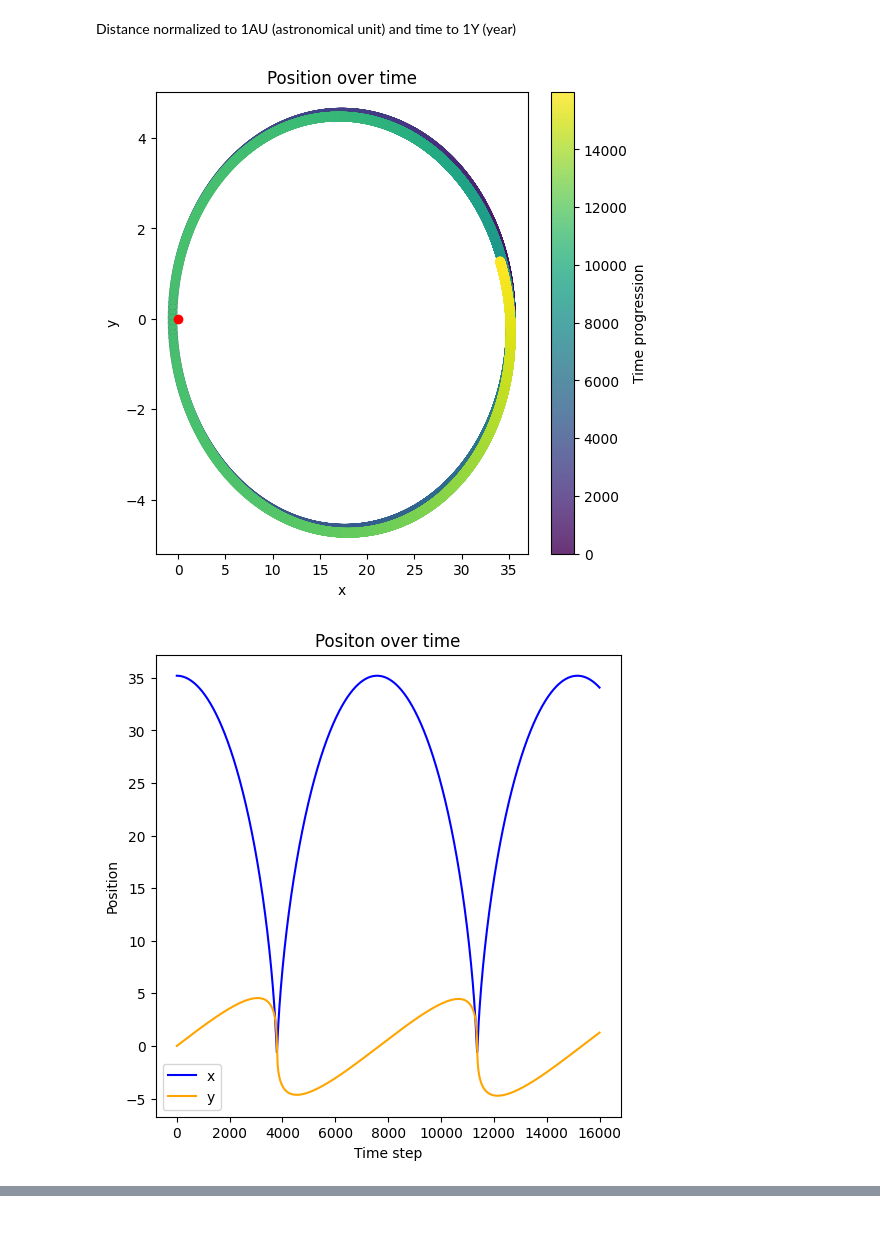
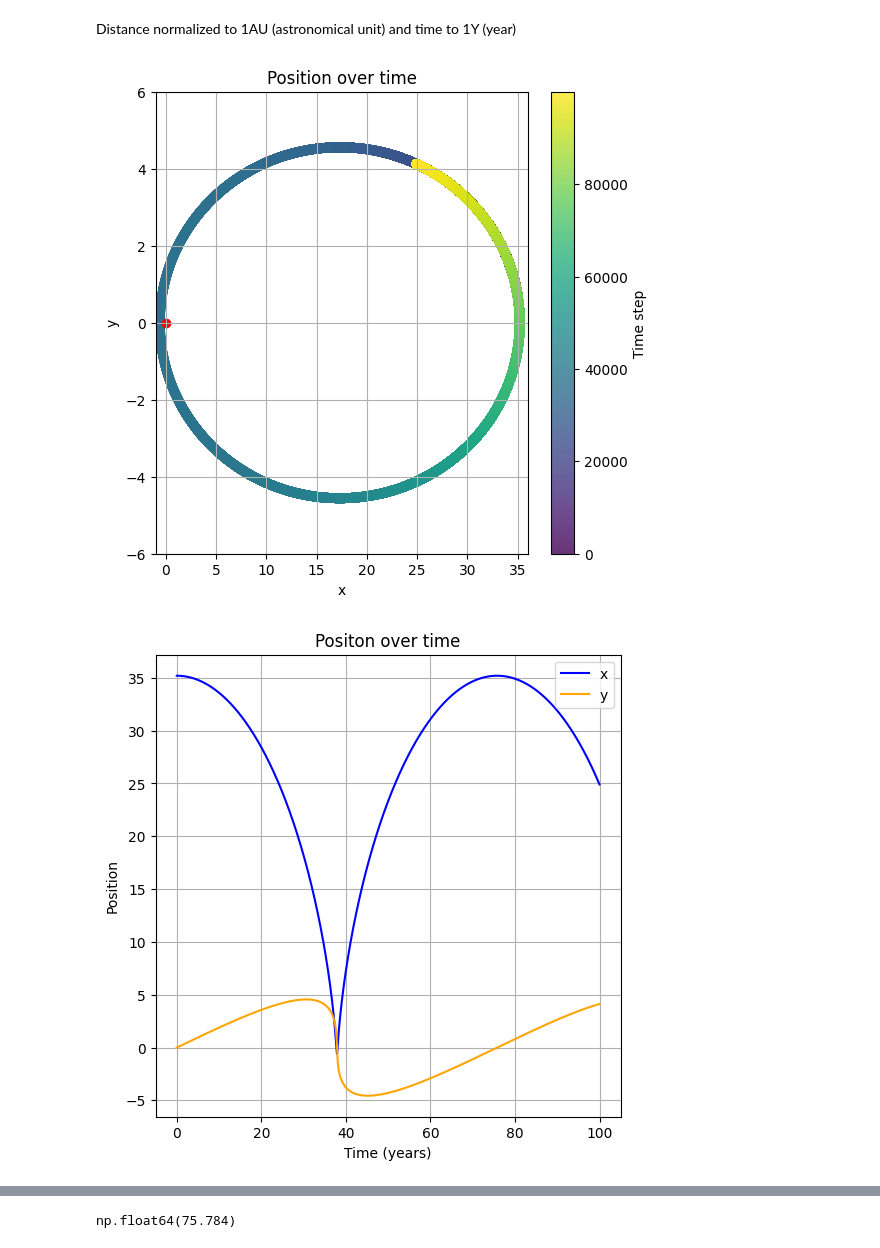
Before and after one commit to vascocbf/Molecular-Dynamics-Simulations, a Jupyter notebook: Exercises/Halleys_Comet_131.ipynb, the cells around one changed output, grey strips where cells are left out. Saved outputs shown, nothing was run; the diff lists cells and outputs as text; code cells hidden in the pictures.

```diff
--- a/Exercises/Halleys_Comet_131.ipynb
+++ b/Exercises/Halleys_Comet_131.ipynb
@@ -8,26 +8,25 @@ import matplotlib.pyplot as plt
 t = 0
 x = [35.2, 0]  # position vector
 v = [0, 0.1920952]  # velocity vector
-dt= 0.01
-Nt= 16000 # 160 years
+dt= 0.001
+tmax = 100 # years, +- 2 orbits
+
+Nt= int(tmax/dt)
 Gamma = 39.39
 # %%
 def r(x):
     return (x[0]**2+x[1]**2)**(1/2)
 def a(x, r):
     return -Gamma*x/r**3
-def step_x(x, v, r):
-    return x + v * dt + a(x, r)/2 * dt
-
 def total_energy(x, y, vx, vy):
-    return (vx**2+vy**2)**(1/2)/2+Gamma/(x**2+y**2)**(1/2)-(x*vx/2+ y*vy/2)*dt
+    return (vx**2+vy**2)/2+Gamma/r([x,y])
 # %%
 xs = [] # position history
 vs = []  # velocity history
 
-vhalf = v.copy()
 
 for i in range(Nt):
+    v_half=[0,0]
     ri   = r(x.copy())
     a_old = [a(x[0],ri), a(x[1],ri)]
     x[0] = x[0]+ v[0]*dt + a_old[0]/2*dt**2
@@ -35,44 +34,51 @@ for i in range(Nt):
     xs.append(x.copy())
     ri   = r(x.copy())
 
+    v_half[0] =  v[0] + 1/2*a_old[0]*dt
+    v_half[1] = v[1] + 1 / 2 * a_old[1] * dt
+
     a_new = [a(x[0],ri), a(x[1],ri)]
 
-    v[0] = v[0] + (a_old[0]+a_new[0])*dt/2
-    v[1] = v[1] + (a_old[1]+a_new[1])*dt/2
+    v[0] = v_half[0] + a_new[0]*dt/2
+    v[1] = v_half[1] + a_new[1]*dt/2
     vs.append(v.copy())
 # %%
 colors = range(Nt)  # values between 0 and 1 for colormap
 xx, yy = zip(*xs)
 vx, vy = zip(*vs)
 Es = [total_energy(x, y, vx_i, vy_i) for (x, y), (vx_i, vy_i) in zip(xs, vs)]
 # Plot
 plt.figure(figsize=(6,6))
 scatter = plt.scatter(xx, yy, c=colors, cmap='viridis', alpha=0.8)
 plt.scatter(0,0, c='r')
 plt.xlabel('x')
 plt.ylabel('y')
 plt.title('Position over time')
-plt.colorbar(scatter, label='Time progression')
+plt.colorbar(scatter, label='Time step')
+plt.ylim((-6,6))
+plt.xlim((-1,36))
+plt.grid(True)
 plt.show()
 
 # Velocity over time (plot each component)
 plt.figure(figsize=(6,6))
-plt.plot(xx, label='x', color='blue')
-plt.plot(yy, label='y', color='orange')
-plt.xlabel('Time step')
+plt.plot([i*dt for i in range(Nt)], xx, label='x', color='blue')
+plt.plot([i*dt for i in range(Nt)], yy, label='y', color='orange')
+plt.xlabel('Time (years)')
 plt.ylabel('Position')
 plt.title('Positon over time')
+plt.grid(True)
 plt.legend()
 plt.show()
 
 
 plt.figure(figsize=(6,4))
-plt.plot(range(Nt), Es, color='purple')
-plt.xlabel('Time step')
+plt.plot([i*dt for i in range(Nt)], Es, color='purple')
+plt.xlabel('Time (years)')
 plt.ylabel('Total Energy / comet mass')
 plt.title('Total Energy / comet mass')
 plt.grid(True)
 plt.show()
 # %% [output]
-[figure, old version]
+[figure, new version]
-[figure, old version]
+[figure, new version]
@@ -79,0 +86,6 @@ plt.show()
+# %%
+import numpy as np
+
+np.argmax(xx[1:])*dt
+# %% [output]
+np.float64(75.784)
```
Also changed, not shown: parts of 1 cell of this notebook, 25 other files.
